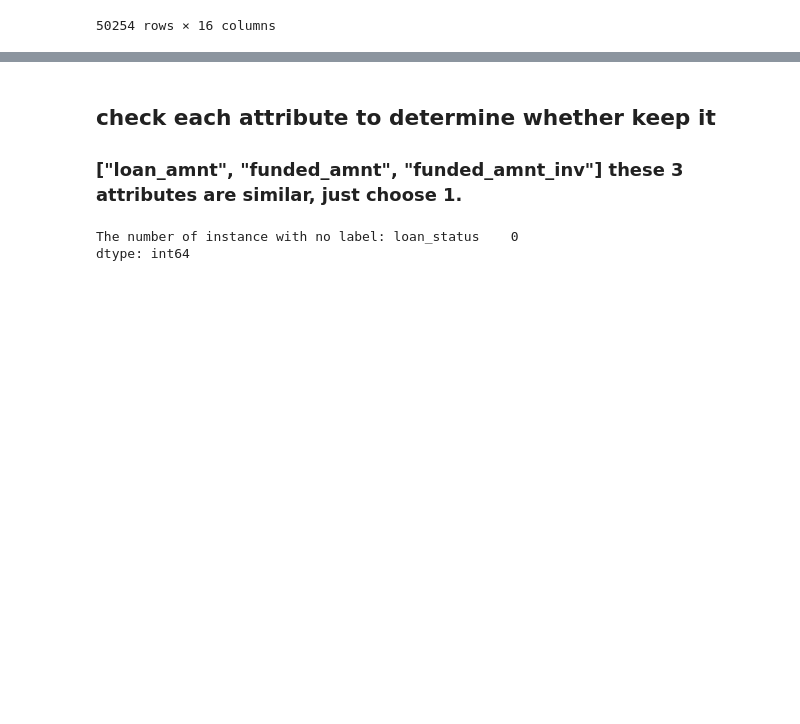
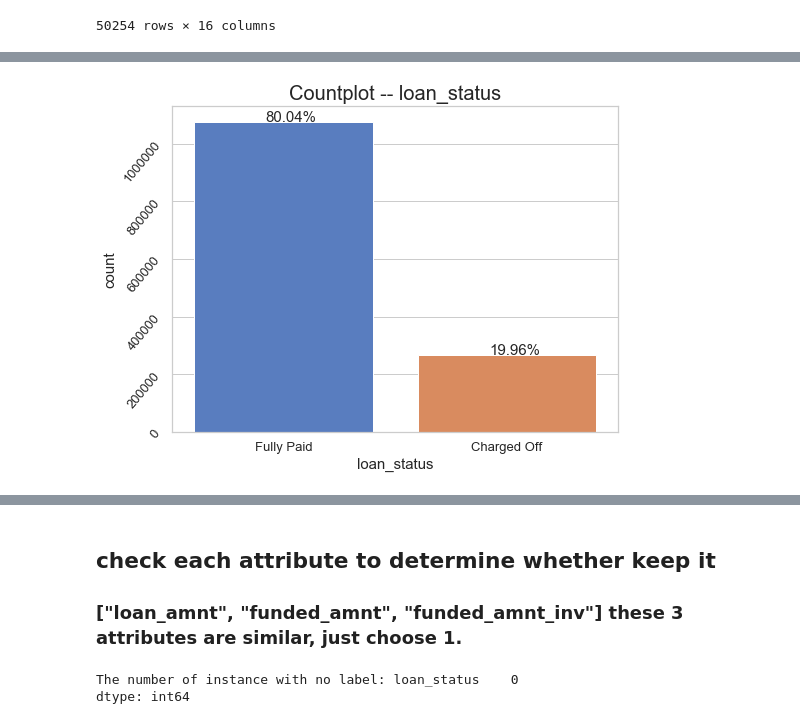
Before and after one commit to heyifuwhu/Lending_Club, a Jupyter notebook: Data_Processing.ipynb, the cells around one changed output, grey strips where cells are left out. Drawn from its saved outputs; the diff is of its cells as text; code cells hidden in the pictures; blank space fills up the shorter version.

```diff
--- a/Data_Processing.ipynb
+++ b/Data_Processing.ipynb
@@ -491,0 +495,4 @@ temp2 = new1.describe()
+# %%
+# preprocess response
+print(df["loan_status"].value_counts())
+df = df[(df["loan_status"]=="Fully Paid")|(df["loan_status"]=="Charged Off")]
@@ -491,0 +510,5 @@ temp2 = new1.describe()
+# %%
+# unbalanced data
+plot_count_distribution(df,"loan_status",position = 4, percentage=True)
+# %% [output]
+[figure, added]
```
Also changed, not shown: parts of 18 cells of this notebook.
